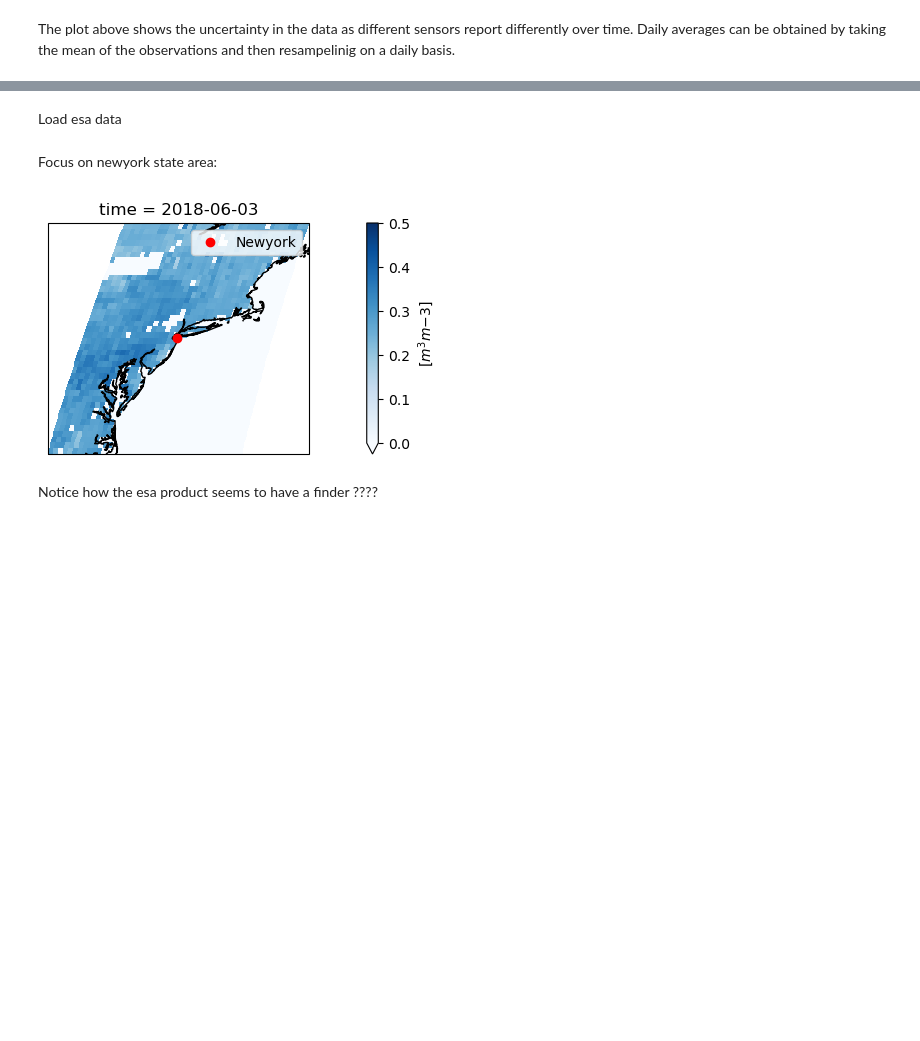
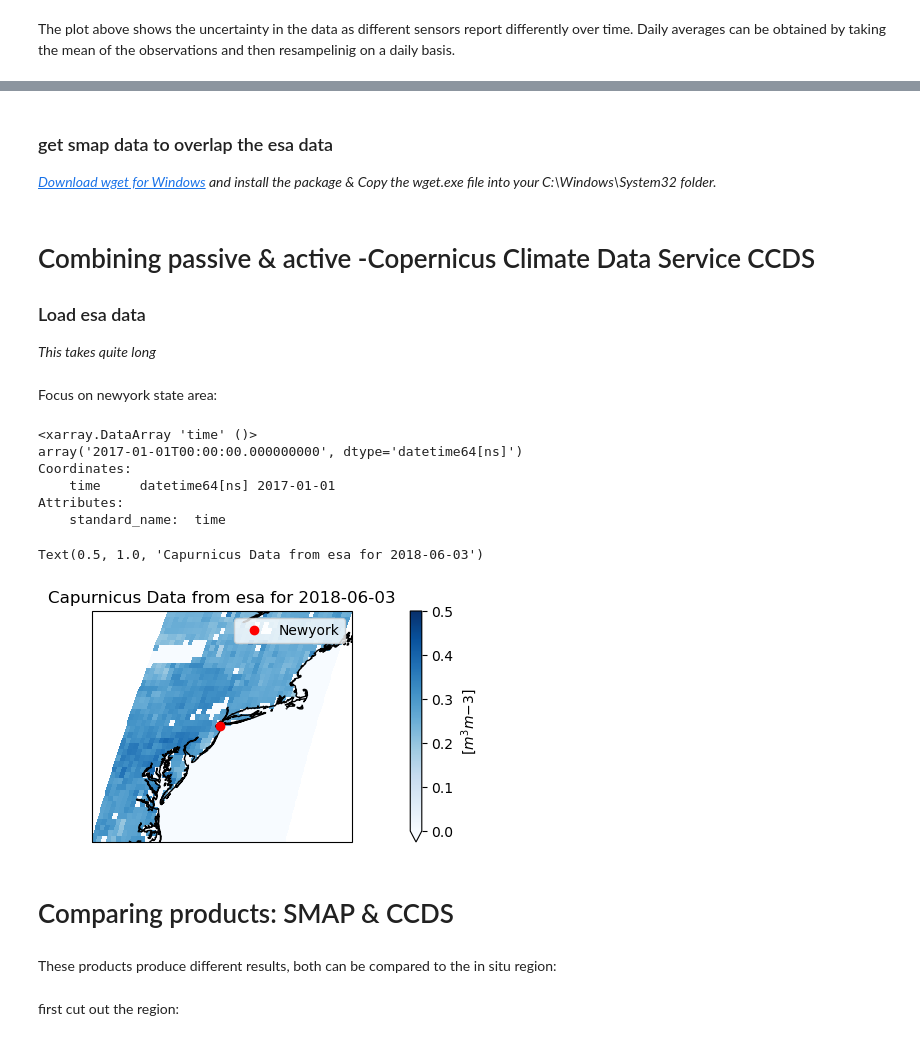
Before and after one commit to Daafip/ENVM1502-Catchment-model, a Jupyter notebook: Python files/2.3.Moisture.ipynb, the cells around one changed output, grey strips where cells are left out. Drawn from its saved outputs; the diff is of its cells as text; code cells hidden in the pictures; blank space fills up the shorter version.

```diff
--- a/Python files/2.3.Moisture.ipynb
+++ b/Python files/2.3.Moisture.ipynb
@@ -170,6 +178,13 @@ plot_lprm(3)
 [figure]
+# %% [markdown]
+### get smap data to overlap the esa data
+
+_[Download wget for Windows](https://eternallybored.org/misc/wget/) and install the package & Copy the wget.exe file into your C:\Windows\System32 folder._
 # %% [markdown]
-Load esa data
+# Combining passive & active -Copernicus Climate Data Service CCDS
+### Load esa data
+
+_This takes quite long_
 # %%
 filelist=glob.glob(f'{ENVM1502_data_path}/CDS_DATA/cds_data_esa/C3S*.nc')
 
@@ -182,31 +197,46 @@ dssm = stack['sm'].compute()
 # dssm
 # %% [markdown]
 Focus on newyork state area:
+# %%
+dssm.time[0]
+# %% [output]
+<xarray.DataArray 'time' ()>
+array('2017-01-01T00:00:00.000000000', dtype='datetime64[ns]')
+Coordinates:
+    time     datetime64[ns] 2017-01-01
+Attributes:
+    standard_name:  time
 # %%
 year  = 2018
 month = 6
 day   = 3
 date = f'{year}-{month:02}-{day:02}'
 
 y = 40.48908101650877
 x = -74.0305856727883
 n_x = 5
 n_y = n_x
-ny = stack['sm'].sel(lon=slice(x - n_x, x + n_x),
+ny = dssm.sel(lon=slice(x - n_x, x + n_x),
                 lat=slice(y + n_y, y - n_y),time=date)
 
 fig, axs = plt.subplots(1, 1, figsize=(15,3), subplot_kw={'projection': ccrs.Robinson()})
 ny.plot(transform=ccrs.PlateCarree(),ax=axs, cmap=plt.get_cmap('Blues'), vmin=0, vmax=0.5, cbar_kwargs={'label': '[$m^{3} m{-3}$]'})
 axs.plot(x,y,"ro",transform=ccrs.PlateCarree(),label="Newyork")
 
 for p in [axs]:
     # p.axes.add_feature(cartopy.feature.LAND, zorder=0, facecolor='gray')
     p.axes.coastlines()
 
 axs.legend();
+axs.set_title(f"Capurnicus Data from esa for {date}")
 
-fig.savefig("output.png")
+# fig.savefig("output.png")
 # %% [output]
+Text(0.5, 1.0, 'Capurnicus Data from esa for 2018-06-03')
-[figure, old version]
+[figure, new version]
+# %% [markdown]
+# Comparing products: SMAP & CCDS
 # %% [markdown]
-Notice how the esa product seems to have a finder ????
+These products produce different results, both can be compared to the in situ region:
+# %% [markdown]
+first cut out the region:
```
Also changed, not shown: parts of 12 cells of this notebook, 4 other files.
